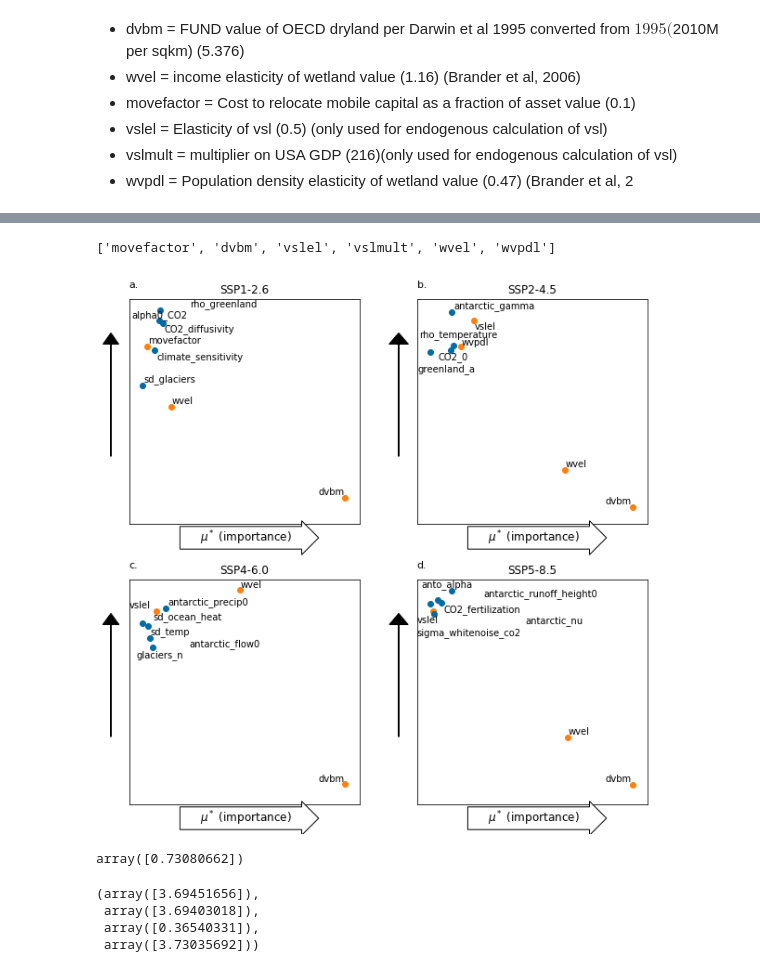
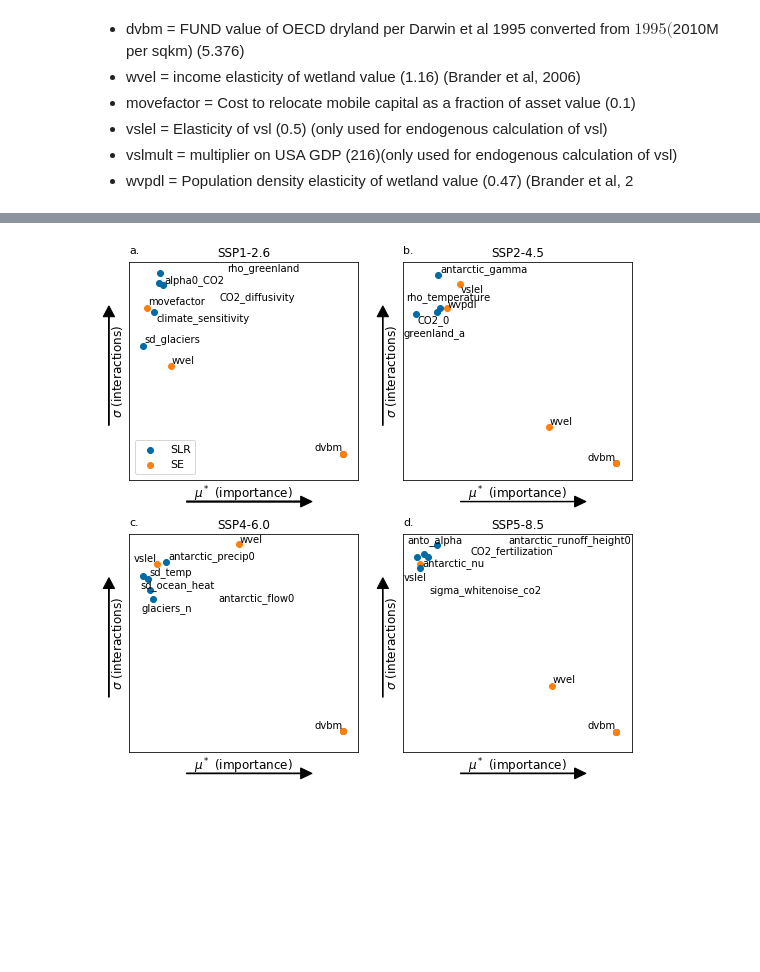
Before and after one commit to raddleverse/CIAM_uncertainty_propagation, a Jupyter notebook: work_uncertainty_propagation/sensitivity_analysis.ipynb, the cells around one changed output, grey strips where cells are left out. Saved outputs shown, nothing was run; the diff lists cells and outputs as text; code cells hidden in the pictures; blank space fills up the shorter version.

```diff
--- a/work_uncertainty_propagation/sensitivity_analysis.ipynb
+++ b/work_uncertainty_propagation/sensitivity_analysis.ipynb
@@ -96,7 +100,7 @@ for scen in scenarios:
 # %%
-scen = (5,85)
 top = 8
-print(dfSi[scen].sort_values(by="mu_star", ascending=False)[["names","mu_star"]][:top])
-print()
-print(dfSi[scen].sort_values(by="dist", ascending=False)[["names","mu_star"]][:top])
+for scen in scenarios:
+    print("================================")
+    print(scen)
+    print(dfSi[scen].sort_values(by="dist", ascending=False)[["names","mu_star","sigma","dist"]][:top])
 # %% [output]
@@ -146,55 +124,43 @@ dfSi[(5,85)].sort_values(by="dist", ascending=False).iloc[:8]
-# %%
-ciam_params = list(dfP.columns[-6:]); print(ciam_params)
-# %% [output]
-['movefactor', 'dvbm', 'vslel', 'vslmult', 'wvel', 'wvpdl']
 # %%
 #top = len(dfSi[(1,26)])
 top = 8
 scen_labels = ["SSP1-2.6","SSP2-4.5","SSP4-6.0","SSP5-8.5"]
 panels = ["a.","b.","c.","d.","e.","f.","g.","h."]
 colors = {"SLR":"C0", "SE":"C1"}
 
-fig, ax = plt.subplots(2,2,figsize=(10,10))
-fig.subplots_adjust(hspace=.25,wspace=0.25)
+fig, ax = plt.subplots(2,2,figsize=(9,9))
+fig.subplots_adjust(hspace=.25,wspace=0.2)
 for s in range(len(scenarios)):
     scen = scenarios[s]
     row,col = int(s/2), s%2
     names  = list(dfSi[scen].sort_values(by="dist", ascending=False).iloc[:top]["names"])
     mustar = list(dfSi[scen].sort_values(by="dist", ascending=False).iloc[:top]["mu_star"])
     sigma  = list(dfSi[scen].sort_values(by="dist", ascending=False).iloc[:top]["sigma"])
+    # for the legend only
+    ax[row][col].scatter(np.log10(mustar[0]),np.log10(sigma[0]),color=colors["SLR"],label="SLR")
+    ax[row][col].scatter(np.log10(mustar[0]),np.log10(sigma[0]),color=colors["SE"],label="SE")
     for i in range(top):
         color = colors["SE"] if (names[i] in ciam_params) else colors["SLR"]
         ax[row][col].scatter(np.log10(mustar[i]),np.log10(sigma[i]), color=color)
     ax[row][col].set_title(scen_labels[s], fontsize=12);
     ax[row][col].set_xticks([]); ax[row][col].set_yticks([])
     xlims = ax[row][col].get_xlim(); xrange = np.diff(xlims)[0]
     ylims = ax[row][col].get_ylim(); yrange = np.diff(ylims)[0]
-    ax[row][col].text(xlims[0], ylims[1]+0.05*yrange, panels[s], fontsize=11)
+    ax[row][col].text(xlims[0], ylims[1]+0.04*yrange, panels[s], fontsize=11)
     annotations = []
     for i in range(top):
         annotations.append(ax[row][col].text(np.log10(mustar[i]),np.log10(sigma[i]),names[i]))
     adjust_text(annotations,x=np.log10(mustar),y=np.log10(sigma),ax=ax[row][col],expand_align=(1.2,1.2))
 
     bbox_props = dict(boxstyle="rarrow, pad=0.2", fc="white", ec="black", lw=1)
-    ax[row][col].text(xlims[0]+0.5*xrange,ylims[0]-0.08*yrange, 5*' '+'$\\mu^*$ (importance)'+5*' ',
-                      fontsize=12,bbox=bbox_props,ha="center")
-    ax[row][col].arrow(xlims[0]-0.08*xrange, ylims[0]+0.3*yrange,
-                       0, 0.5*yrange, head_width=0.05, head_length=0.05*yrange, fc='k', ec='k', clip_on=False)
-#    bbox_props = dict(boxstyle="rarrow, pad=0.2", fc="white", ec="black", lw=1, rotation=90)
-#    ax[row][col].text(xlims[0]-0.08*xrange,ylims[0]+0.5*yrange, 5*' '+'$\\sigma$ (interaction)'+5*' ',
-#                      fontsize=12,bbox=bbox_props,va="center")
-
+    ax[row][col].set_xlabel("$\\mu^*$ (importance)", fontsize=12);
+    ax[row][col].set_ylabel("$\\sigma$ (interactions)", fontsize=12);
+    ax[row][col].arrow(xlims[0]+0.25*xrange, ylims[0]-0.1*yrange, 0.5*xrange, 0,
+                       head_width=0.05*yrange, head_length=0.05*xrange, fc='k', ec='k', clip_on=False)
+    ax[row][col].arrow(xlims[0]-0.09*xrange, ylims[0]+0.25*yrange, 0, 0.5*yrange,
+                       head_width=0.05*xrange, head_length=0.05*yrange, fc='k', ec='k', clip_on=False)
+    if s==0:
+        ax[row][col].legend(fontsize=11,loc="lower left")
 fig.savefig(plotdir+"/sensitivity_ssprcp.pdf", bbox_inches='tight');
 # %% [output]
-[figure, old version]
+[figure, new version]
-# %%
-xrange
-# %% [output]
-array([0.73080662])
-# %%
-xlims[0]+0.08*xrange, ylims[0]+0.3*yrange,         0.5*xrange, ylims[0]+0.5*yrange
-# %% [output]
-(array([3.69451656]),
- array([3.69403018]),
- array([0.36540331]),
- array([3.73035692]))
```
Also changed, not shown: parts of 9 cells of this notebook, 2 other files.
